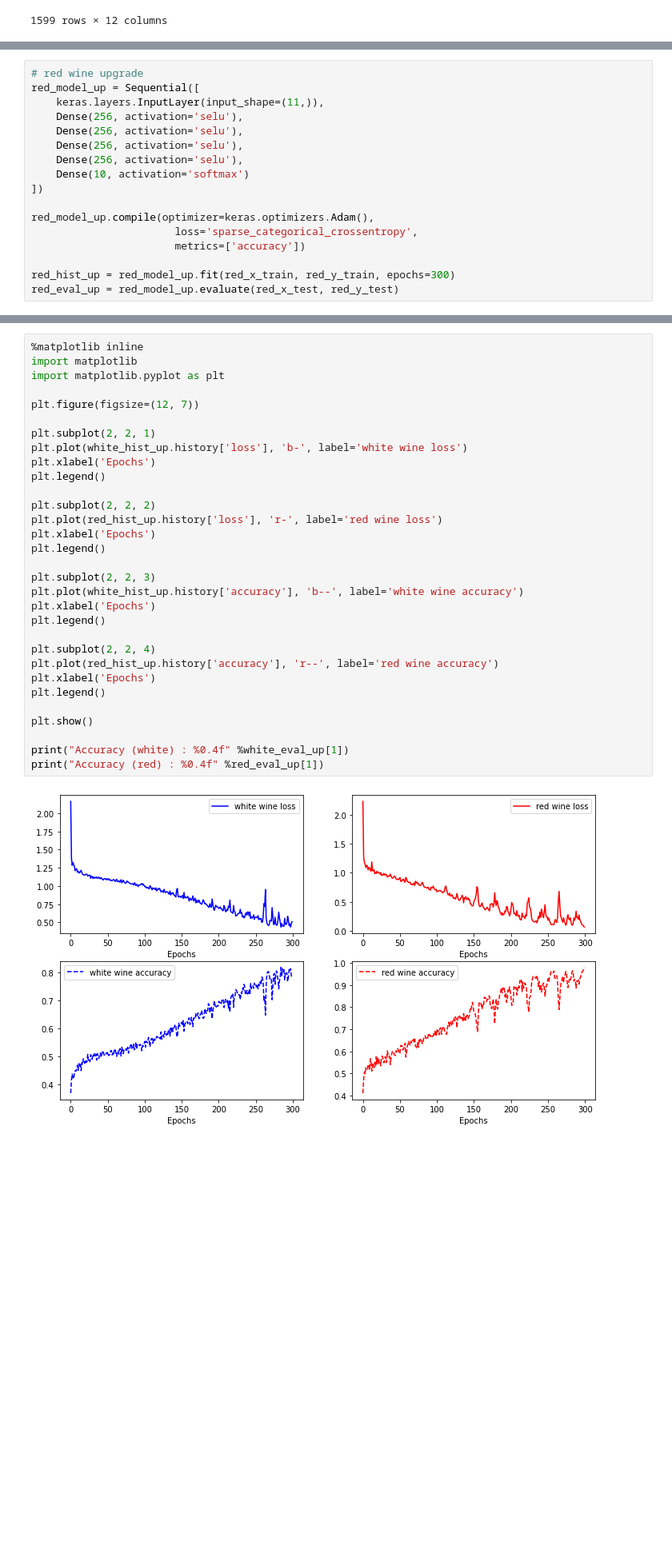
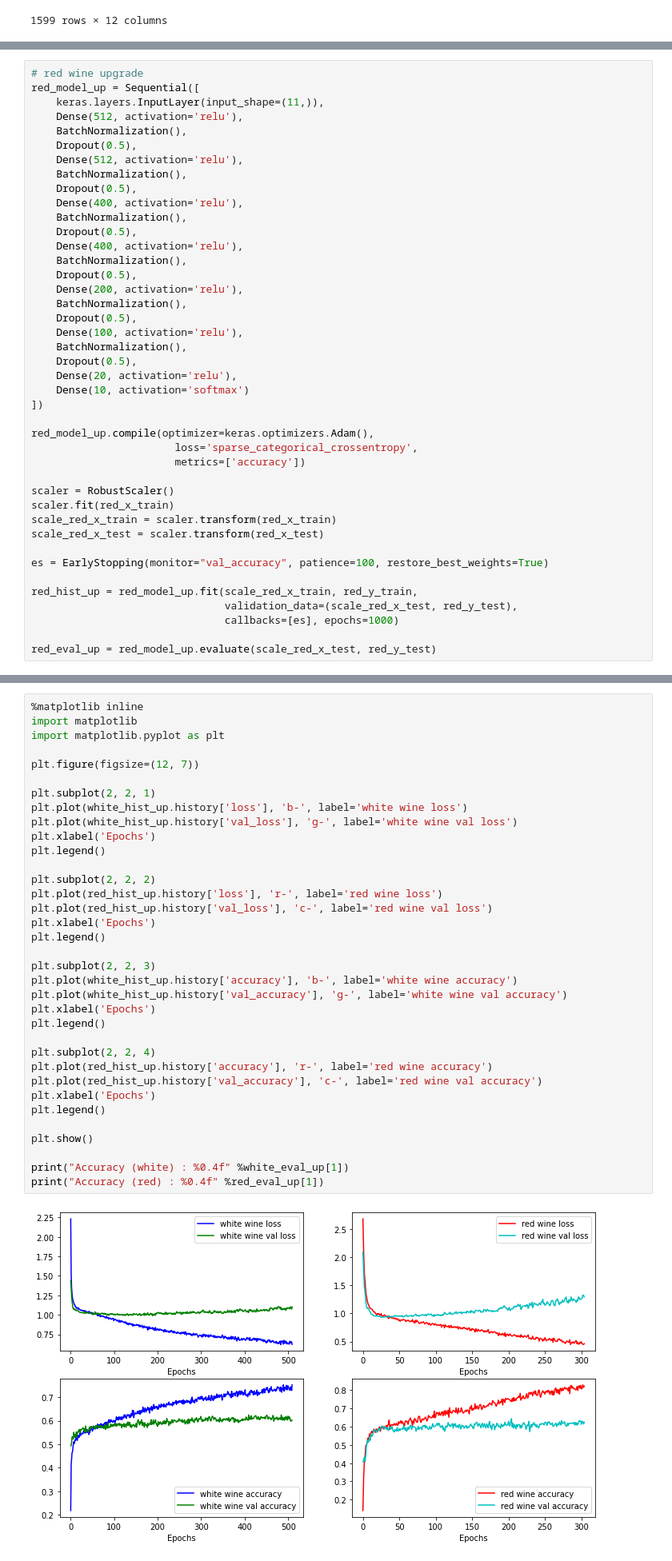
Before and after one commit to cow-coding/School-Project, a Jupyter notebook: Computer Science/Machine Learning/Wine Calssifier/Wine Classifier.ipynb, the cells around one changed output, grey strips where cells are left out. Shown: that part at 80% size. Saved outputs shown, nothing was run; the diff lists cells and outputs as text; blank space fills up the shorter version.

Commit message:
ML HW wine classifier

```diff
--- a/Computer Science/Machine Learning/Wine Calssifier/Wine Classifier.ipynb
+++ b/Computer Science/Machine Learning/Wine Calssifier/Wine Classifier.ipynb
@@ -309,10 +397,25 @@ Epoch 300/300
 # red wine upgrade
 red_model_up = Sequential([
     keras.layers.InputLayer(input_shape=(11,)),
-    Dense(256, activation='selu'),
-    Dense(256, activation='selu'),
-    Dense(256, activation='selu'),
-    Dense(256, activation='selu'),
+    Dense(512, activation='relu'),
+    BatchNormalization(),
+    Dropout(0.5),
+    Dense(512, activation='relu'),
+    BatchNormalization(),
+    Dropout(0.5),
+    Dense(400, activation='relu'),
+    BatchNormalization(),
+    Dropout(0.5),
+    Dense(400, activation='relu'),
+    BatchNormalization(),
+    Dropout(0.5),
+    Dense(200, activation='relu'),
+    BatchNormalization(),
+    Dropout(0.5),
+    Dense(100, activation='relu'),
+    BatchNormalization(),
+    Dropout(0.5),
+    Dense(20, activation='relu'),
     Dense(10, activation='softmax')
 ])
 
@@ -320,6 +423,16 @@ red_model_up.compile(optimizer=keras.optimizers.Adam(),
                        loss='sparse_categorical_crossentropy',
                        metrics=['accuracy'])
 
-red_hist_up = red_model_up.fit(red_x_train, red_y_train, epochs=300)
-red_eval_up = red_model_up.evaluate(red_x_test, red_y_test)
+scaler = RobustScaler()
+scaler.fit(red_x_train)
+scale_red_x_train = scaler.transform(red_x_train)
+scale_red_x_test = scaler.transform(red_x_test)
+
+es = EarlyStopping(monitor="val_accuracy", patience=100, restore_best_weights=True)
+
+red_hist_up = red_model_up.fit(scale_red_x_train, red_y_train,
+                               validation_data=(scale_red_x_test, red_y_test),
+                               callbacks=[es], epochs=1000)
+
+red_eval_up = red_model_up.evaluate(scale_red_x_test, red_y_test)
 # %% [output]
@@ -343,33 +456,37 @@ Epoch 300/300
 # %%
 %matplotlib inline
 import matplotlib
 import matplotlib.pyplot as plt
 
 plt.figure(figsize=(12, 7))
 
 plt.subplot(2, 2, 1)
 plt.plot(white_hist_up.history['loss'], 'b-', label='white wine loss')
+plt.plot(white_hist_up.history['val_loss'], 'g-', label='white wine val loss')
 plt.xlabel('Epochs')
 plt.legend()
 
 plt.subplot(2, 2, 2)
 plt.plot(red_hist_up.history['loss'], 'r-', label='red wine loss')
+plt.plot(red_hist_up.history['val_loss'], 'c-', label='red wine val loss')
 plt.xlabel('Epochs')
 plt.legend()
 
 plt.subplot(2, 2, 3)
-plt.plot(white_hist_up.history['accuracy'], 'b--', label='white wine accuracy')
+plt.plot(white_hist_up.history['accuracy'], 'b-', label='white wine accuracy')
+plt.plot(white_hist_up.history['val_accuracy'], 'g-', label='white wine val accuracy')
 plt.xlabel('Epochs')
 plt.legend()
 
 plt.subplot(2, 2, 4)
-plt.plot(red_hist_up.history['accuracy'], 'r--', label='red wine accuracy')
+plt.plot(red_hist_up.history['accuracy'], 'r-', label='red wine accuracy')
+plt.plot(red_hist_up.history['val_accuracy'], 'c-', label='red wine val accuracy')
 plt.xlabel('Epochs')
 plt.legend()
 
 plt.show()
 
 print("Accuracy (white) : %0.4f" %white_eval_up[1])
 print("Accuracy (red) : %0.4f" %red_eval_up[1])
 # %% [output]
-[figure, old version]
+[figure, new version]
```
Also changed, not shown: parts of 19 cells of this notebook, 1 other file.
